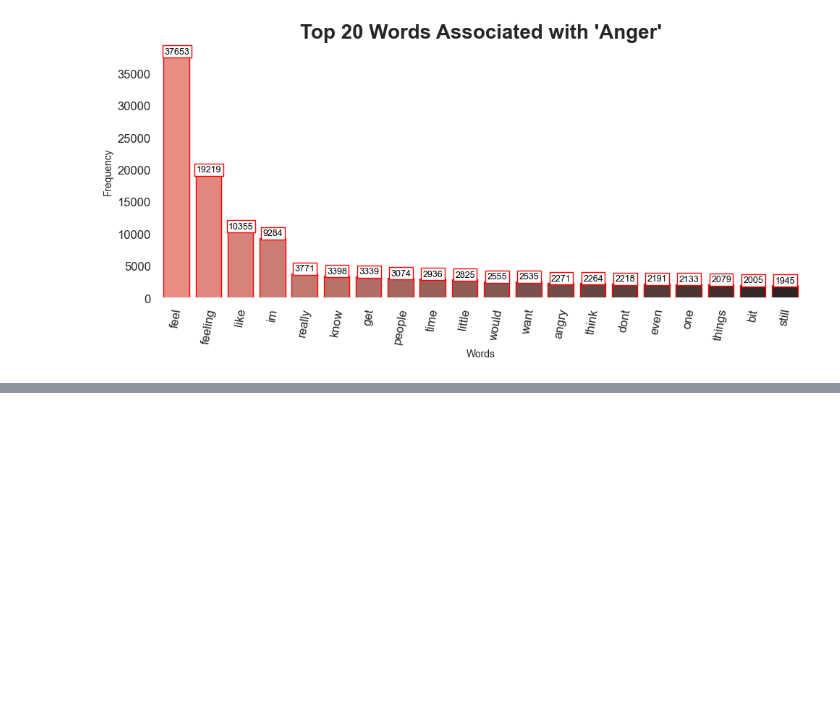
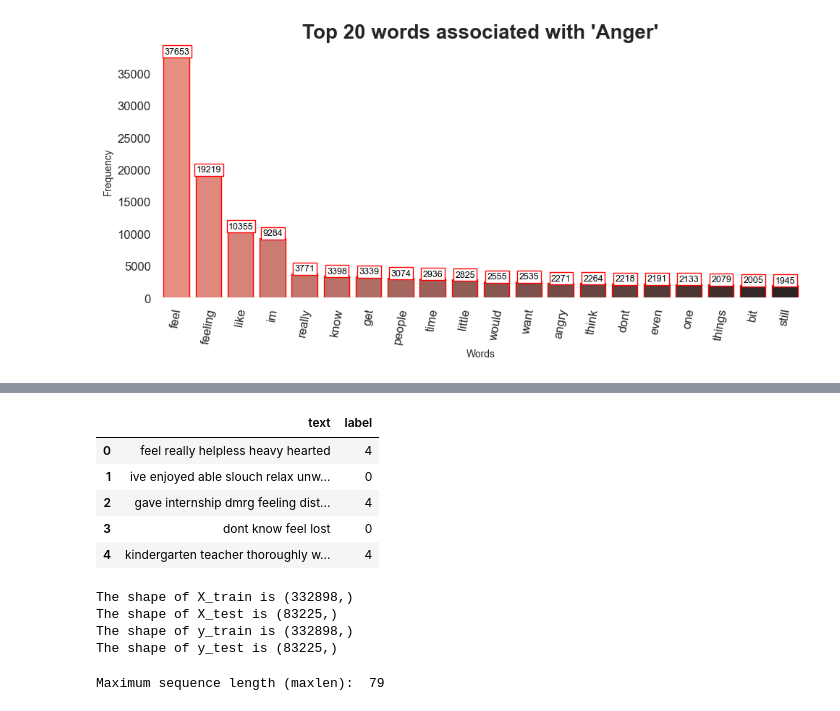
Before and after one commit to Mvalexema/100-days-of-code, a Jupyter notebook: D61-65.Emotions_NLP/Emotions_NLP.ipynb, the cells around one changed output, grey strips where cells are left out. Saved outputs shown, nothing was run; the diff lists cells and outputs as text; code cells hidden in the pictures; blank space fills up the shorter version.

```diff
--- a/D61-65.Emotions_NLP/Emotions_NLP.ipynb
+++ b/D61-65.Emotions_NLP/Emotions_NLP.ipynb
@@ -395,0 +438,29 @@ plt.show()
+# %%
+# Re-mapping the mapping dictionary
+label_mapping = {'sadness':0,'joy':1,'love':2,'anger':3,'fear':4,'surprise':5}
+df['label']=df['label'].map(label_mapping)
+# %%
+df.head()
+# %% [output]
+|  | text | label |
+| 0 | feel really helpless heavy hearted | 4 |
+| 1 | ive enjoyed able slouch relax unw... | 0 |
+| 2 | gave internship dmrg feeling dist... | 4 |
+| 3 | dont know feel lost | 0 |
+| 4 | kindergarten teacher thoroughly w... | 4 |
+# %%
+from sklearn.model_selection import train_test_split
+X=df['text']
+y=df['label']
+
+X_train, X_test,y_train,y_test = train_test_split(X,y,test_size=0.2,random_state=42)
+
+print("The shape of X_train is",X_train.shape)
+print("The shape of X_test is",X_test.shape)
+print("The shape of y_train is",y_train.shape)
+print("The shape of y_test is",y_test.shape)
+# %% [output]
+The shape of X_train is (332898,)
+The shape of X_test is (83225,)
+The shape of y_train is (332898,)
+The shape of y_test is (83225,)
@@ -395,0 +476,5 @@ plt.show()
+# %%
+maxlen = max(len(tokens) for tokens in X_train_sequences)
+print("Maximum sequence length (maxlen): ",maxlen)
+# %% [output]
+Maximum sequence length (maxlen):  79
```
Also changed, not shown: parts of 19 cells of this notebook, 2 other files.
